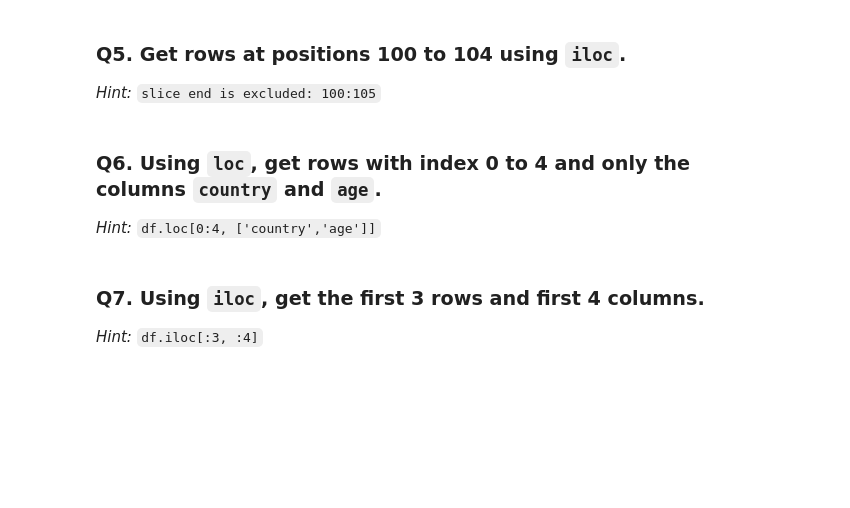
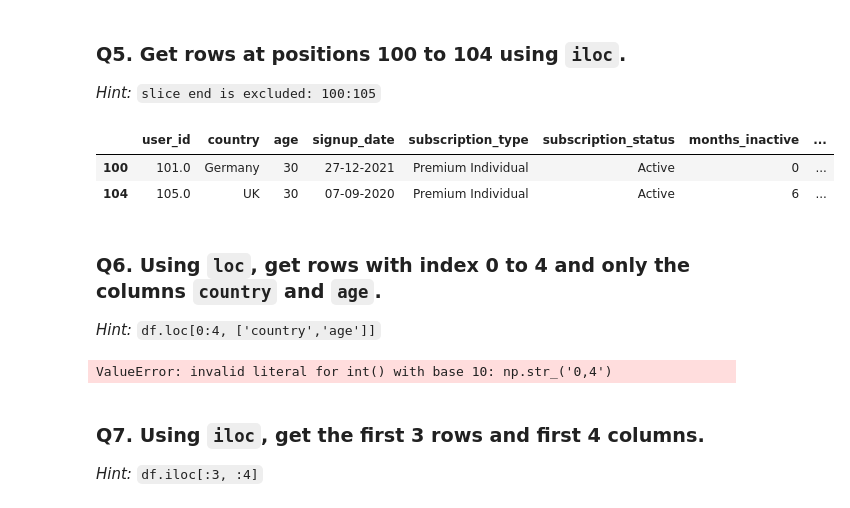
Before and after one commit to shiva3994/Python, a Jupyter notebook: Spotify_User_Behv/Day02_Selecting_Columns_and_Rows_indexing_loc__PRACTICE.ipynb, the cells around one changed output. Saved outputs shown, nothing was run; the diff lists cells and outputs as text; code cells hidden in the pictures; blank space fills up the shorter version.

```diff
--- a/Spotify_User_Behv/Day02_Selecting_Columns_and_Rows_indexing_loc__PRACTICE.ipynb
+++ b/Spotify_User_Behv/Day02_Selecting_Columns_and_Rows_indexing_loc__PRACTICE.ipynb
@@ -106,10 +128,20 @@ df[['subscription_type','favorite_genre']].head(8)
 ### Q5. Get rows at positions 100 to 104 using `iloc`.
 
 *Hint:* `slice end is excluded: 100:105`
+# %%
+df.iloc[[100,104]]
+# %% [output]
+|  | user_id | country | age | signup_date | subscription_type | subscription_status | months_inactive | ... |
+| 100 | 101.0 | Germany | 30 | 27-12-2021 | Premium Individual | Active | 0 | ... |
+| 104 | 105.0 | UK | 30 | 07-09-2020 | Premium Individual | Active | 6 | ... |
 # %% [markdown]
 ### Q6. Using `loc`, get rows with index 0 to 4 and only the columns `country` and `age`.
 
 *Hint:* `df.loc[0:4, ['country','age']]`
+# %%
+df.iloc[[0,4]]
+# %% [output]
+ValueError: invalid literal for int() with base 10: np.str_('0,4')
 # %% [markdown]
 ### Q7. Using `iloc`, get the first 3 rows and first 4 columns.
 
```
Also changed, not shown: parts of 1 cell of this notebook.
